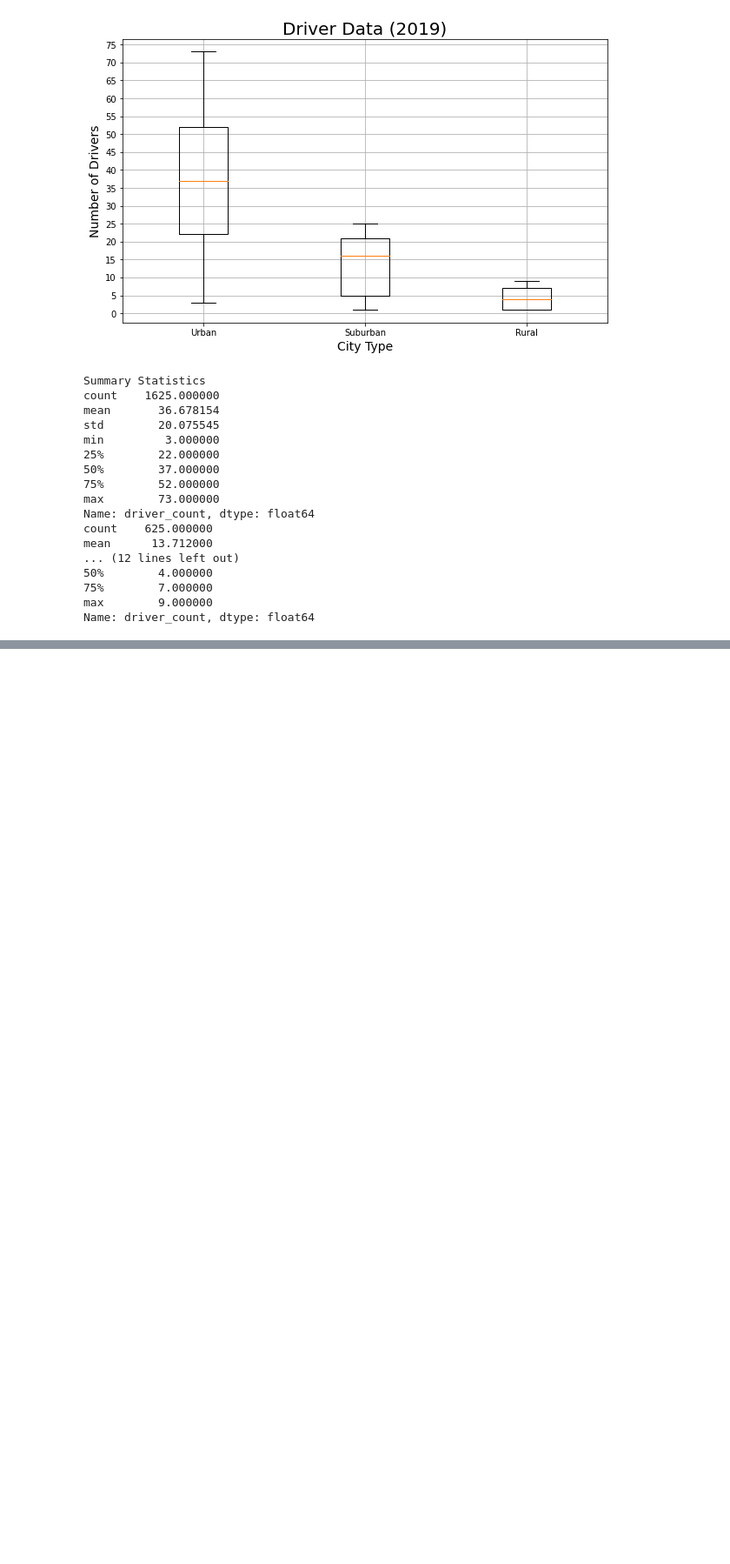
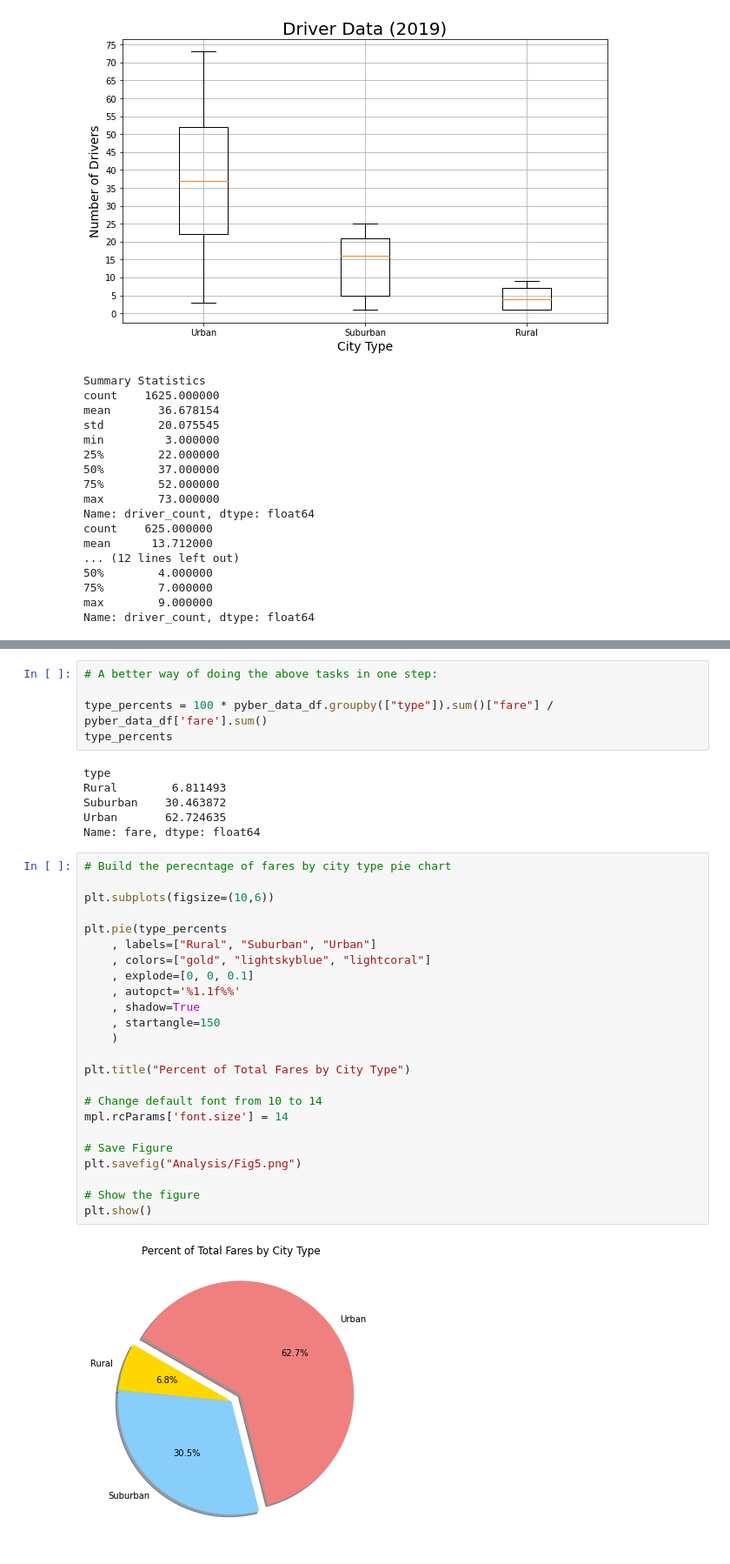
Before and after one commit to FreshOats/PyBer_Analysis, a Jupyter notebook: PyBer.ipynb, the cells around one changed output, grey strips where cells are left out. Shown at 87% size. Drawn from its saved outputs; the diff is of its cells as text; blank space fills up the shorter version.

Commit message:
Added pie chart

```diff
--- a/PyBer.ipynb
+++ b/PyBer.ipynb
@@ -727,0 +759,37 @@ Name: driver_count, dtype: float64
+# %%
+# A better way of doing the above tasks in one step:
+
+type_percents = 100 * pyber_data_df.groupby(["type"]).sum()["fare"] / pyber_data_df['fare'].sum()
+type_percents
+# %% [output]
+type
+Rural        6.811493
+Suburban    30.463872
+Urban       62.724635
+Name: fare, dtype: float64
+# %%
+# Build the perecntage of fares by city type pie chart
+
+plt.subplots(figsize=(10,6))
+
+plt.pie(type_percents
+    , labels=["Rural", "Suburban", "Urban"]
+    , colors=["gold", "lightskyblue", "lightcoral"]
+    , explode=[0, 0, 0.1]
+    , autopct='%1.1f%%'
+    , shadow=True
+    , startangle=150
+    )
+
+plt.title("Percent of Total Fares by City Type")
+
+# Change default font from 10 to 14
+mpl.rcParams['font.size'] = 14
+
+# Save Figure
+plt.savefig("Analysis/Fig5.png")
+
+# Show the figure
+plt.show()
+# %% [output]
+[figure, added]
```
Also changed, not shown: parts of 4 cells of this notebook, 1 other file.
